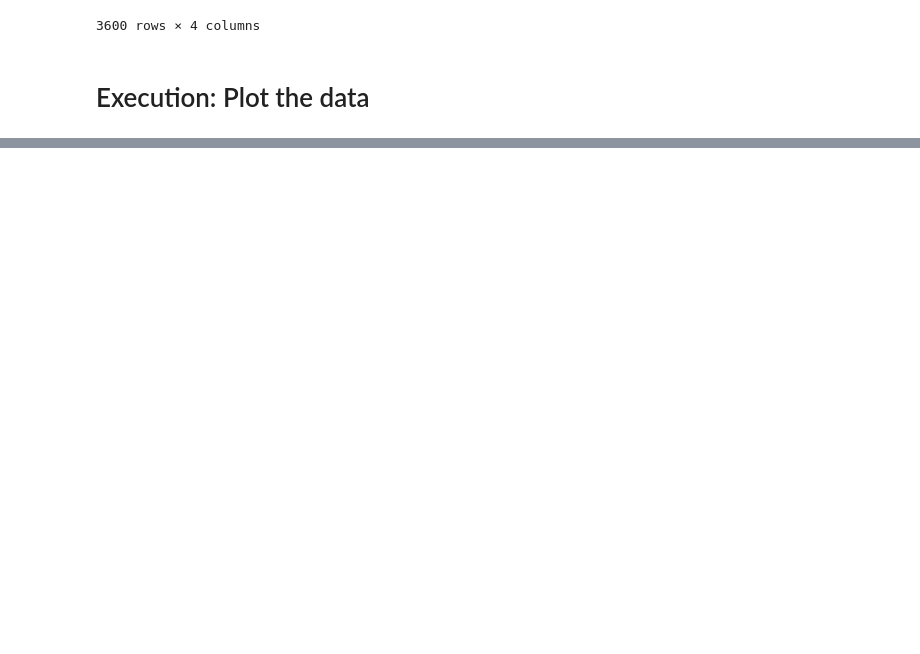
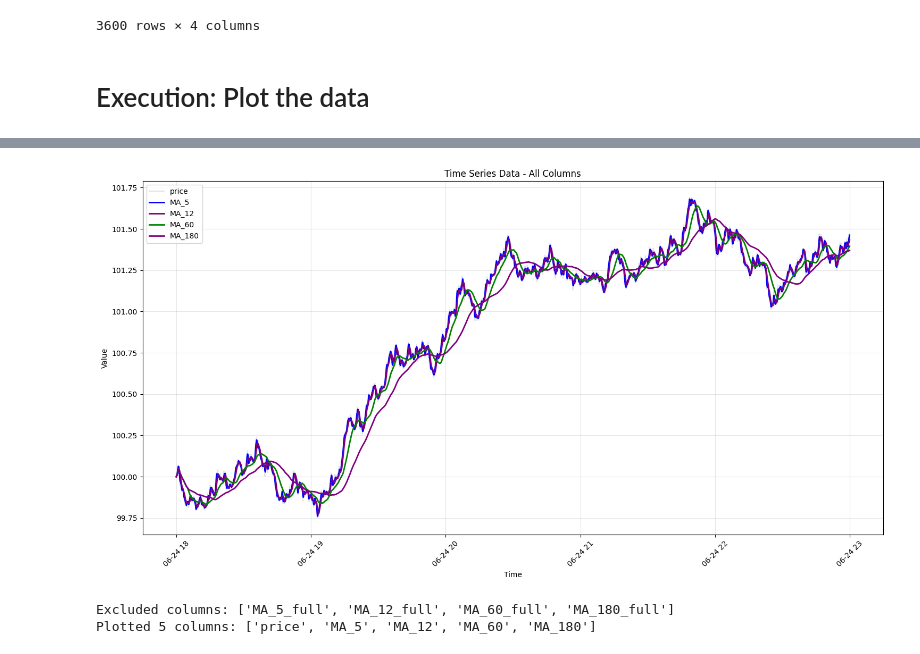
Before and after one commit to surgelove/trading_strategies_testbed, a Jupyter notebook: test1.ipynb, the cells around one changed output, grey strips where cells are left out. Saved outputs shown, nothing was run; the diff lists cells and outputs as text; code cells hidden in the pictures; blank space fills up the shorter version.

```diff
--- a/test1.ipynb
+++ b/test1.ipynb
@@ -608,0 +1041,6 @@ Plotted 3 columns: ['price', 'EMA_15min', 'TEMA_15min']
+# %%
+plot_time_series(df_streaming, exclude_columns=['MA_5_full', 'MA_12_full', 'MA_60_full', 'MA_180_full'])
+# %% [output]
+[figure, added]
+Excluded columns: ['MA_5_full', 'MA_12_full', 'MA_60_full', 'MA_180_full']
+Plotted 5 columns: ['price', 'MA_5', 'MA_12', 'MA_60', 'MA_180']
```
Also changed, not shown: parts of 9 cells of this notebook.
